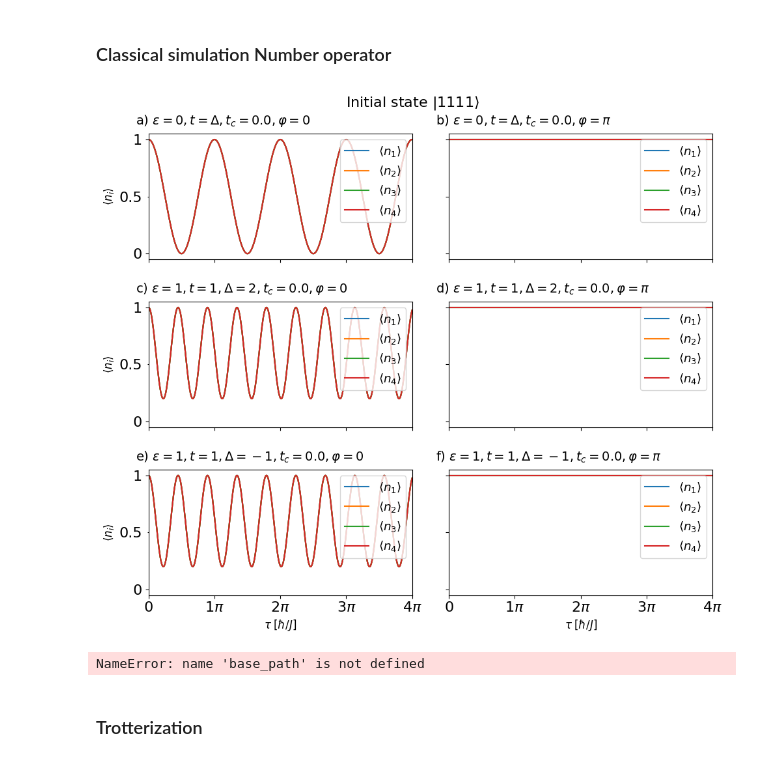
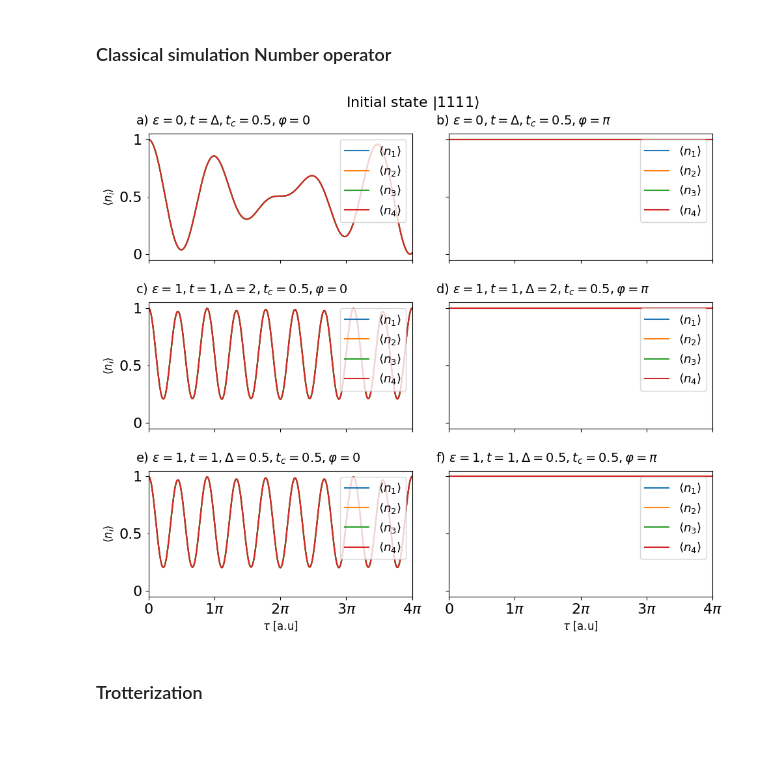
Before and after one commit to oscartq/qsim_mzm, a Jupyter notebook: kitaev-chain/qsim-coupling-2-site-Kitaev-chain.ipynb, the cells around one changed output. Drawn from its saved outputs; the diff is of its cells as text; code cells hidden in the pictures.

```diff
--- a/kitaev-chain/qsim-coupling-2-site-Kitaev-chain.ipynb
+++ b/kitaev-chain/qsim-coupling-2-site-Kitaev-chain.ipynb
@@ -91,15 +91,15 @@ n_is = [
     for i in range(num_sites)
 ]
 
-initial_state = Zero ^ Zero ^ Zero ^ Zero
-initial_state_str = '0000'
+initial_state = One ^ One ^ One ^ One
+initial_state_str = '1111'
 tc = 0.5
 
 # Plot the time evolution
 phi = 0
 H_1 = H_param.bind_parameters({eps_param: 0, t_param: 1, delta_param: 1, tc_param: tc, phiL_param: -phi / 2, phiR_param: phi / 2})
 H_2 = H_param.bind_parameters({eps_param: 1, t_param: 1, delta_param: 2, tc_param: tc, phiL_param: -phi / 2, phiR_param: phi / 2})
-H_3 = H_param.bind_parameters({eps_param: 1, t_param: 1, delta_param: -1, tc_param: tc, phiL_param: -phi / 2, phiR_param: phi / 2})
+H_3 = H_param.bind_parameters({eps_param: 1, t_param: 1, delta_param: 0.5, tc_param: tc, phiL_param: -phi / 2, phiR_param: phi / 2})
 
 n_H1_evo_matrix_state_1, n_var_matrix = exact_time_evolution(H_1, n_is, initial_state, times, num_sites)
 n_H2_evo_matrix_state_1, n_var_matrix = exact_time_evolution(H_2, n_is, initial_state, times, num_sites)
@@ -109,7 +109,7 @@ n_H3_evo_matrix_state_1, n_var_matrix = exact_time_evolution(H_2, n_is, initial_
 phi = np.pi
 H_4 = H_param.bind_parameters({eps_param: 0, t_param: 1, delta_param: 1, tc_param: tc, phiL_param: -phi / 2, phiR_param: phi / 2})
 H_5 = H_param.bind_parameters({eps_param: 1, t_param: 1, delta_param: 2, tc_param: tc, phiL_param: -phi / 2, phiR_param: phi / 2})
-H_6 = H_param.bind_parameters({eps_param: 1, t_param: 1, delta_param: -1, tc_param: tc, phiL_param: -phi / 2, phiR_param: phi / 2})
+H_6 = H_param.bind_parameters({eps_param: 1, t_param: 1, delta_param: 0.5, tc_param: tc, phiL_param: -phi / 2, phiR_param: phi / 2})
 n_H4_evo_matrix_state_1, n_var_matrix = exact_time_evolution(H_4, n_is, initial_state, times, num_sites)
 n_H5_evo_matrix_state_1, n_var_matrix = exact_time_evolution(H_5, n_is, initial_state, times, num_sites)
 n_H6_evo_matrix_state_1, n_var_matrix = exact_time_evolution(H_6, n_is, initial_state, times, num_sites)
@@ -140,7 +140,7 @@ axs[2, 1].plot(times, n_H6_evo_matrix_state_1) # eps=1, t=1, Delta=2 (H_1)
 # --- Row & Corner Labels ---
 corner_labels = [[rf'a) $\varepsilon = 0, t=\Delta, t_c = {tc}, \varphi = 0 $', rf'b) $\varepsilon = 0, t=\Delta, t_c = {tc}, \varphi = \pi$'],
                  [rf'c) $\varepsilon = 1, t=1, \Delta = 2, t_c = {tc}, \varphi = 0$', rf'd) $\varepsilon = 1, t=1, \Delta = 2, t_c = {tc}, \varphi = \pi$'],
-                 [rf'e) $\varepsilon = 1, t=1, \Delta = -1, t_c = {tc}, \varphi = 0$', rf'f) $\varepsilon = 1, t=1, \Delta = -1, t_c = {tc}, \varphi = \pi$']]
+                 [rf'e) $\varepsilon = 1, t=1, \Delta = 0.5, t_c = {tc}, \varphi = 0$', rf'f) $\varepsilon = 1, t=1, \Delta = 0.5, t_c = {tc}, \varphi = \pi$']]
 
 for r in range(axs.shape[0]): # Iterate through rows (0, 1, 2)
     axs[r, 0].set_ylabel(rf"$\langle n_i \rangle$", fontsize=12) # Set Y-label for the first plot in each row
@@ -149,7 +149,7 @@ for r in range(axs.shape[0]): # Iterate through rows (0, 1, 2)
     # The original error occurred because 'r' went up to 2, causing axs[2,2]
     # This condition ensures 'r' is used as a column index (0 or 1) for the last row's x-labels
     if r < axs.shape[1]: # axs.shape[1] is the number of columns (2)
-        axs[axs.shape[0]-1, r].set_xlabel(rf"$\tau \; [\hbar/J]$", fontsize=12)
+        axs[axs.shape[0]-1, r].set_xlabel(rf"$\tau$ [a.u]", fontsize=12)
 
     for c in range(axs.shape[1]): # Iterate through columns (0, 1)
         axs[r, c].text(-0.05, 1.16, corner_labels[r][c], transform=axs[r, c].transAxes,
@@ -161,48 +161,34 @@ for ax in axs.flat:
     ax.set_xlim(0, time_max * np.pi)
     ax.set_ylim(-0.05, 1.05)
     ax.set_xticks(xticks)
     ax.set_yticks(yticks)
 
 # Set tick labels only on the outer plots
 # With sharex=True and sharey=True, Matplotlib often handles this automatically.
 # Explicitly setting them gives you more control.
 for ax in axs[axs.shape[0]-1, :]:  # Corrected to select the actual bottom row (row index 2 for 3 rows)
     ax.set_xticklabels(xtick_labels)
 for ax in axs[:, 0]:  # Left column
     ax.set_yticklabels(ytick_labels)
 
 # --- Customize Y-Tick Length ---
 default_tick_length = plt.rcParams['ytick.major.size']
 for ax in axs[:, 0]: # For plots in the first column
     y_ticks_list = ax.yaxis.get_major_ticks()
     for tick in y_ticks_list:
         if np.isclose(tick.get_loc(), 0.5): # Check location against your yticks array
             tick.tick1line.set_markersize(default_tick_length / 2)
             tick.tick2line.set_markersize(default_tick_length / 2)
 
 # --- Final Figure Adjustments ---
 plt.tight_layout(rect=[0, 0.03, 1, 0.93]) # Adjusted top of rect for suptitle
 
 plt.savefig(f'figures/JJ-kitaev/site-prob-multi_tc={tc}_{initial_state_str}.pdf') # Uncomment to save
 
 # --- Display the plot ---
 plt.show()
 # %% [output]
-[figure, old version]
+[figure, new version]
-# %%
-path = base_path + "2-site-coupling-particle-count.pdf"
-
-plt.figure(figsize=(10, 4))
-plt.plot(times, np.sum(n_evo_matrix, axis=1))
-plt.xlabel("time")
-plt.ylabel("Sum of particles")
-plt.title("Particles over time ($c^\dagger c$)")
-plt.grid()
-plt.tight_layout()
-plt.savefig(path)
-plt.show()
-# %% [output]
-NameError: name 'base_path' is not defined
 # %% [markdown]
 ### Trotterization
 # %%
```
Also changed, not shown: parts of 6 cells of this notebook, 32 other files.
